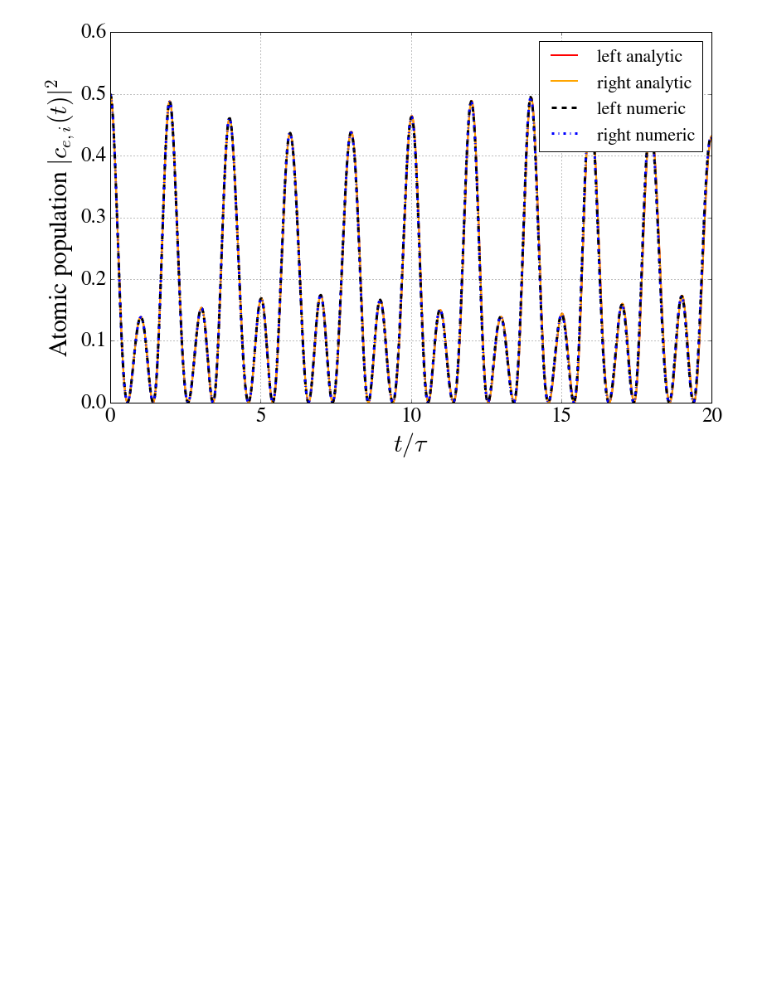
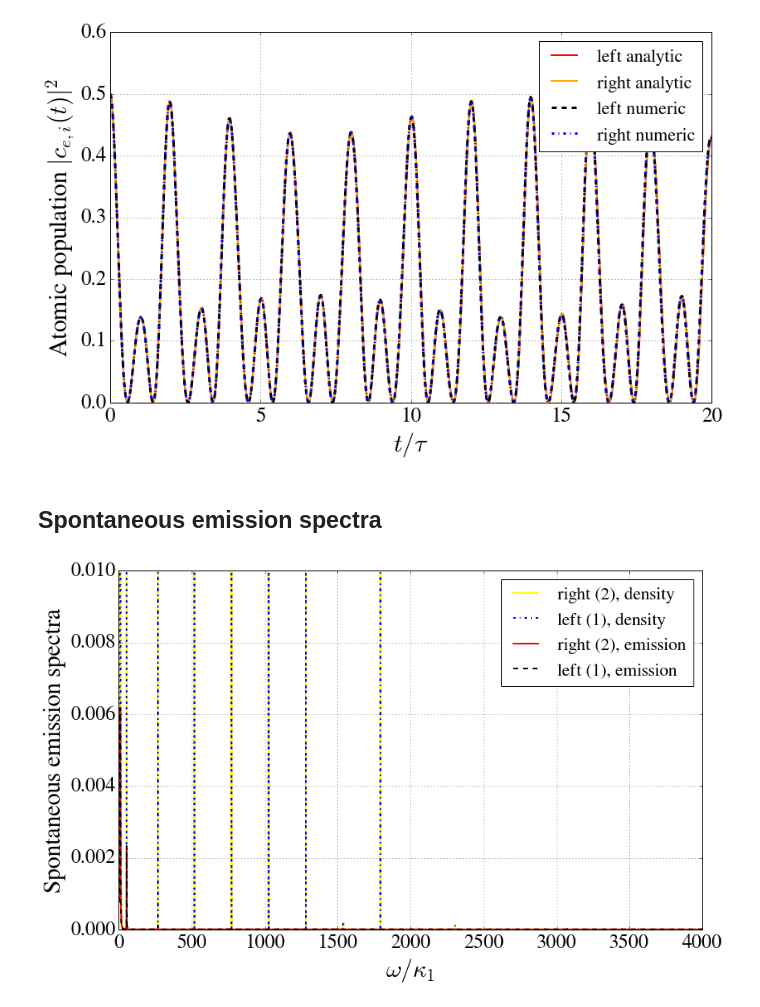
Before and after one commit to nemetniki/with-Andreas, a Jupyter notebook: CCQED.ipynb, the cells around one changed output. Drawn from its saved outputs; the diff is of its cells as text; code cells hidden in the pictures; blank space fills up the shorter version.

Commit message:
emission spectra and losses added

```diff
--- a/CCQED.ipynb
+++ b/CCQED.ipynb
@@ -294,3 +319,56 @@ plt.legend(loc='upper right',fontsize = 22)
 plt.grid(True)
 # %% [output]
 [figure]
+# %% [markdown]
+## Spontaneous emission spectra
+# %%
+import numpy as np
+import matplotlib.pyplot as plt
+%matplotlib inline
+import matplotlib as mpl
+mpl.rc('font',family='FreeSerif')
+mpl.rc('xtick',labelsize=25)
+mpl.rc('ytick',labelsize=25)
+
+kap1 = 1.
+kap2 = 1.
+g1   = 10.
+g2   = 10.
+v1   = 10.
+v2   = 10.
+r    = 1.
+gam  = 5.2
+tau  = np.pi/128
+om   = np.linspace(0,4000,5000001)
+
+S1L  = (kap1-1j*om+2*v1*(1+np.exp(1j*om*tau))/(1-np.exp(1j*om*tau)))*(gam/2.-1j*om) + g1**2
+S2L  = (kap2-1j*om+2*v2*(1+np.exp(1j*om*tau))/(1-np.exp(1j*om*tau)))*(gam/2.-1j*om) + g2**2
+KL   = (1+np.exp(1j*om*tau))/(1-np.exp(1j*om*tau))*(gam/2.-1j*om)
+S1   = (-1j*om+2*v1*(1+np.exp(1j*om*tau))/(1-np.exp(1j*om*tau)))*(-1j*om) + g1**2
+S2   = (-1j*om+2*v2*(1+np.exp(1j*om*tau))/(1-np.exp(1j*om*tau)))*(-1j*om) + g2**2
+K    = (1+np.exp(1j*om*tau))/(1-np.exp(1j*om*tau))*(-1j*om)
+detL = S1L*S2L - 4*v1*v2*KL**2
+det  = S1*S2 - 4*v1*v2*K**2
+
+cg1  = 1/det * S2 * 1j*g1
+cg2  = -1/det *2*v2/r * K * 1j*g1
+cg1L = 1/detL * S2L * 1j*g1
+cg2L = -1/detL *2*v2/r * KL * 1j*g1
+
+plt.figure(1,figsize=(13,8))
+plt.clf()
+plt.ylim(0,0.01)
+#plt.xlim(-300,300)
+plt.plot(om,np.abs(cg2)**2,linewidth=2.0,label='right (2), density',color = 'yellow')
+plt.hold(True)
+plt.plot(om,np.abs(cg1)**2,linewidth=2.0,label='left (1), density',color='b',ls='-.')
+plt.plot(om,kap2/np.pi*np.abs(cg2L)**2,linewidth=2.0,label='right (2), emission',color = 'r')
+plt.plot(om,kap1/np.pi*np.abs(cg1L)**2,linewidth=2.0,label='left (1), emission',color='k',ls='--')
+plt.xlabel('$\omega/\kappa_1$',fontsize=30.)
+plt.ylabel('Spontaneous emission spectra',fontsize=30.)
+plt.legend(loc='upper right',fontsize = 22)
+plt.grid(True)
+
+plt.show()
+# %% [output]
+[figure, added]
```
Also changed, not shown: parts of 5 cells of this notebook, 1 other file.
